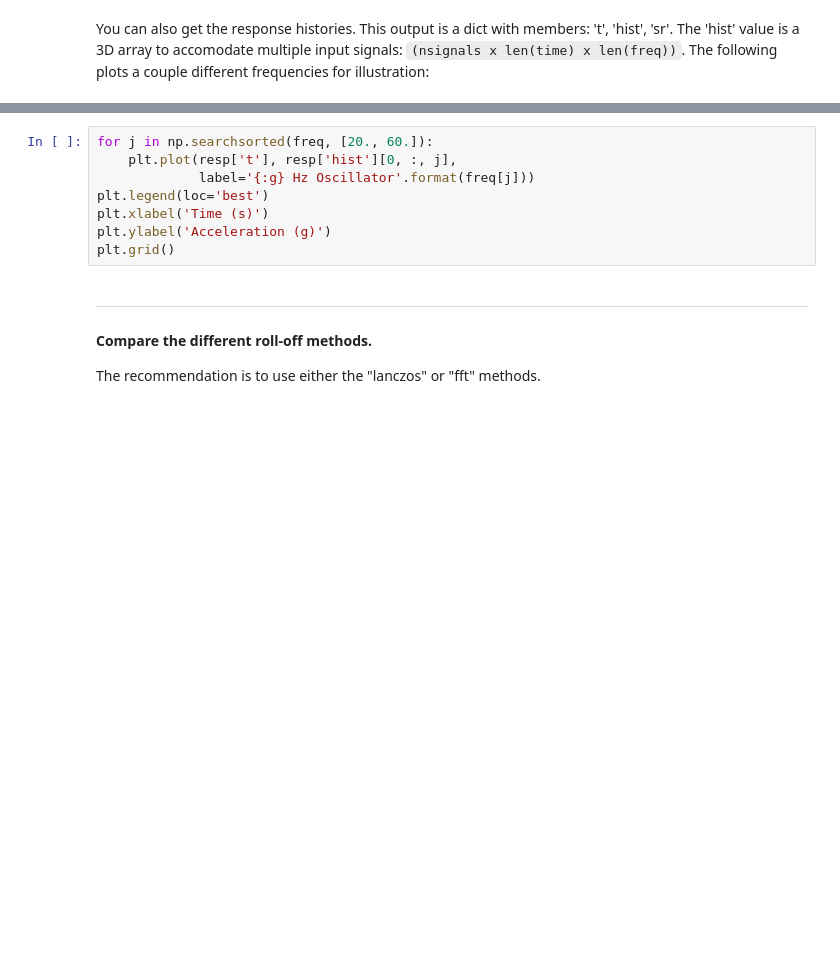
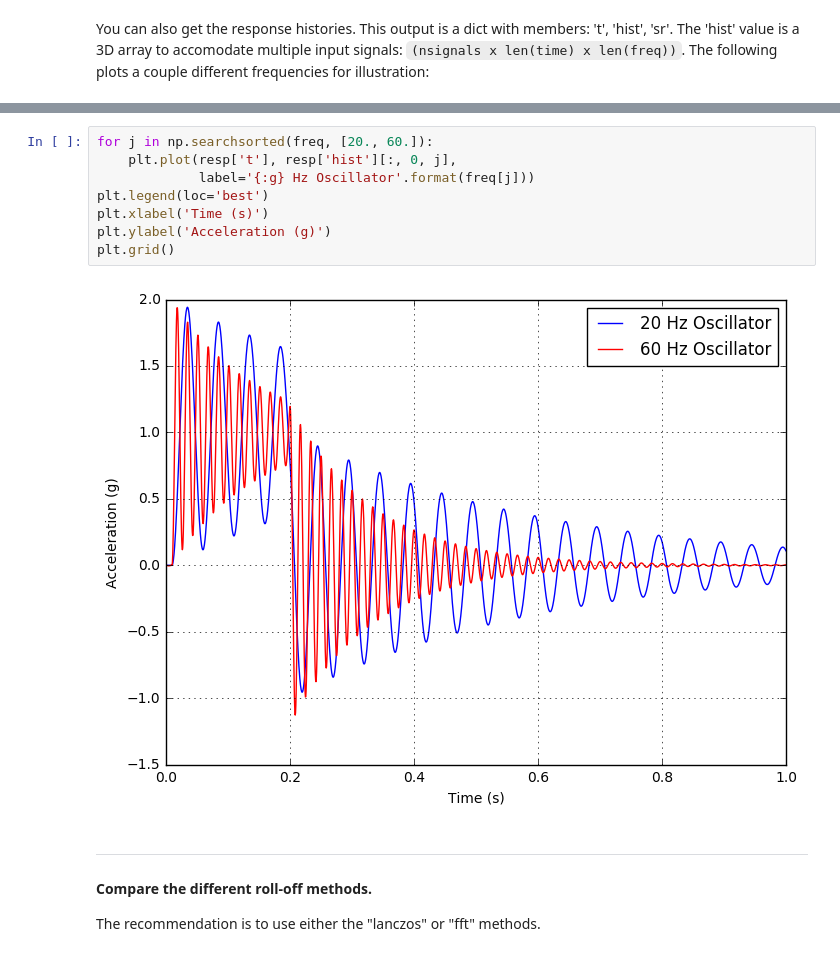
Before and after one commit to twmacro/pyyeti, a Jupyter notebook: docs/tutorials/srs.ipynb, the cells around one changed output, grey strips where cells are left out. Drawn from its saved outputs; the diff is of its cells as text; blank space fills up the shorter version.

```diff
--- a/docs/tutorials/srs.ipynb
+++ b/docs/tutorials/srs.ipynb
@@ -51,11 +55,13 @@ resp['hist'].shape
 # %%
 for j in np.searchsorted(freq, [20., 60.]):
-    plt.plot(resp['t'], resp['hist'][0, :, j],
+    plt.plot(resp['t'], resp['hist'][:, 0, j],
              label='{:g} Hz Oscillator'.format(freq[j]))
 plt.legend(loc='best')
 plt.xlabel('Time (s)')
 plt.ylabel('Acceleration (g)')
 plt.grid()
+# %% [output]
+[figure, added]
 # %% [markdown]
 ---
 #### Compare the different roll-off methods.
```
Also changed, not shown: parts of 4 cells of this notebook, 6 other files.
